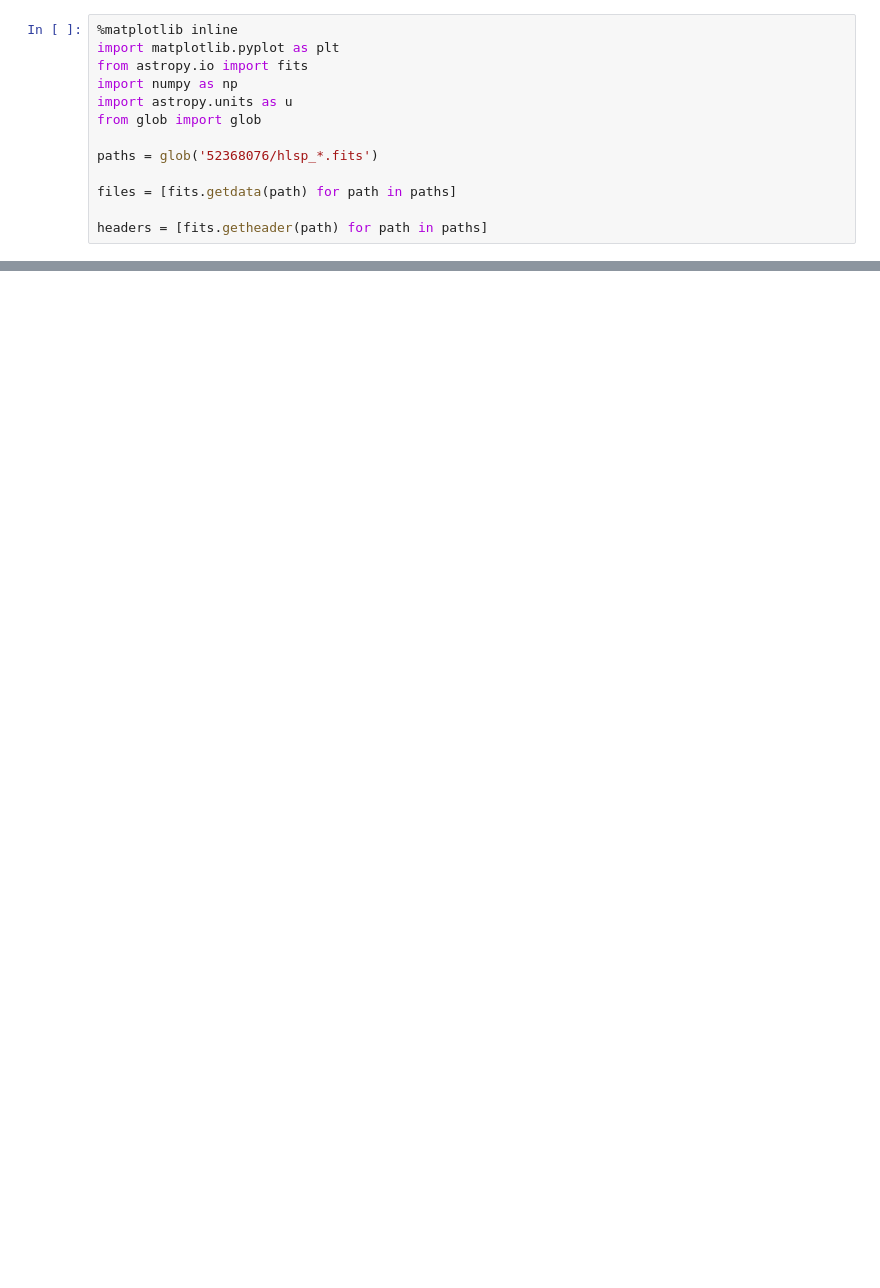
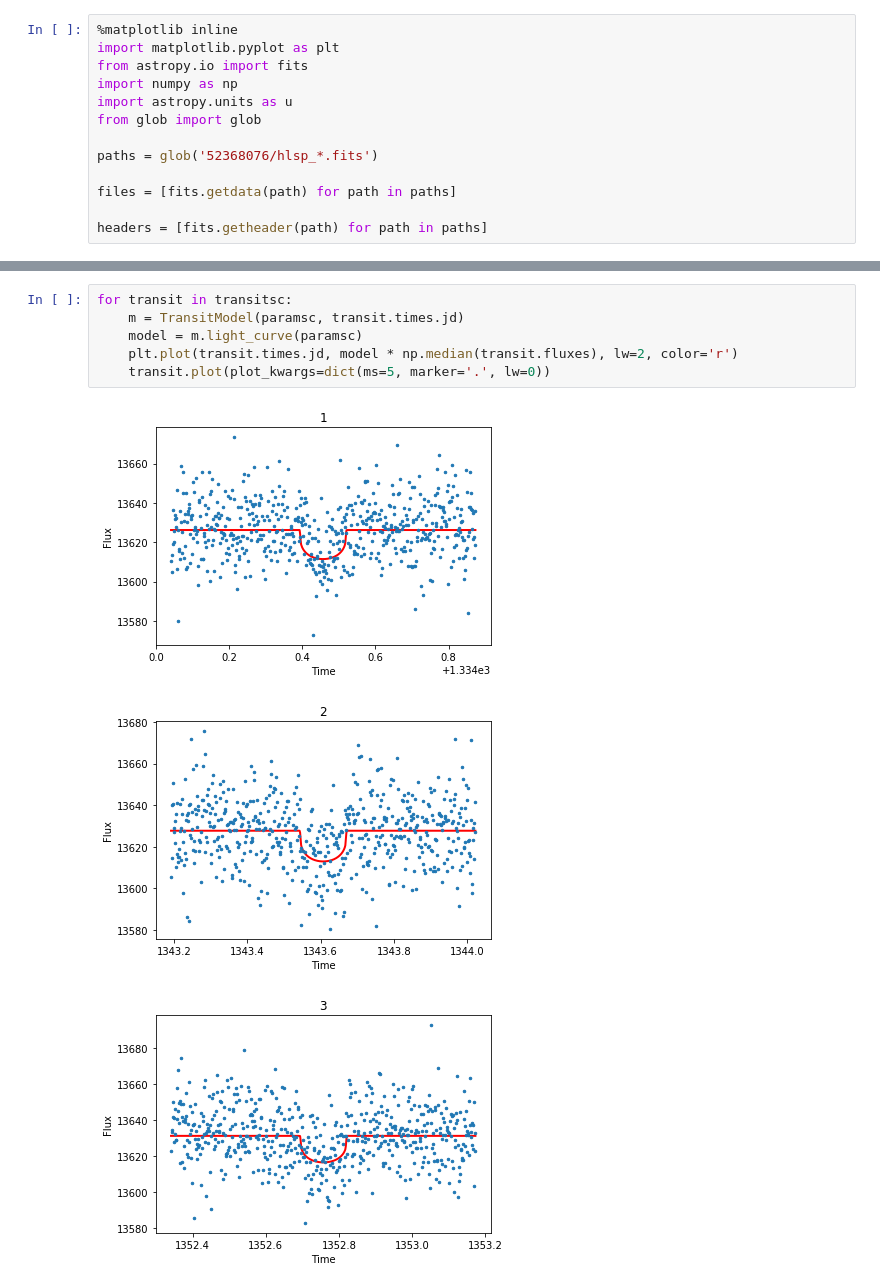
Before and after one commit to bmorris3/tessperiment, a Jupyter notebook: TIC52368076.ipynb, the cells around one changed output, grey strips where cells are left out. Cells and saved outputs as stored; diff of their text form; blank space fills up the shorter version.

```diff
--- a/TIC52368076.ipynb
+++ b/TIC52368076.ipynb
@@ -55,0 +86,10 @@ lc.plot_phase_folded(paramsc, marker=',', s=1)
+# %%
+for transit in transitsc:
+    m = TransitModel(paramsc, transit.times.jd)
+    model = m.light_curve(paramsc)
+    plt.plot(transit.times.jd, model * np.median(transit.fluxes), lw=2, color='r')
+    transit.plot(plot_kwargs=dict(ms=5, marker='.', lw=0))
+# %% [output]
+[figure, added]
+[figure, added]
+[figure, added]
```
Also changed, not shown: parts of 13 cells of this notebook.
